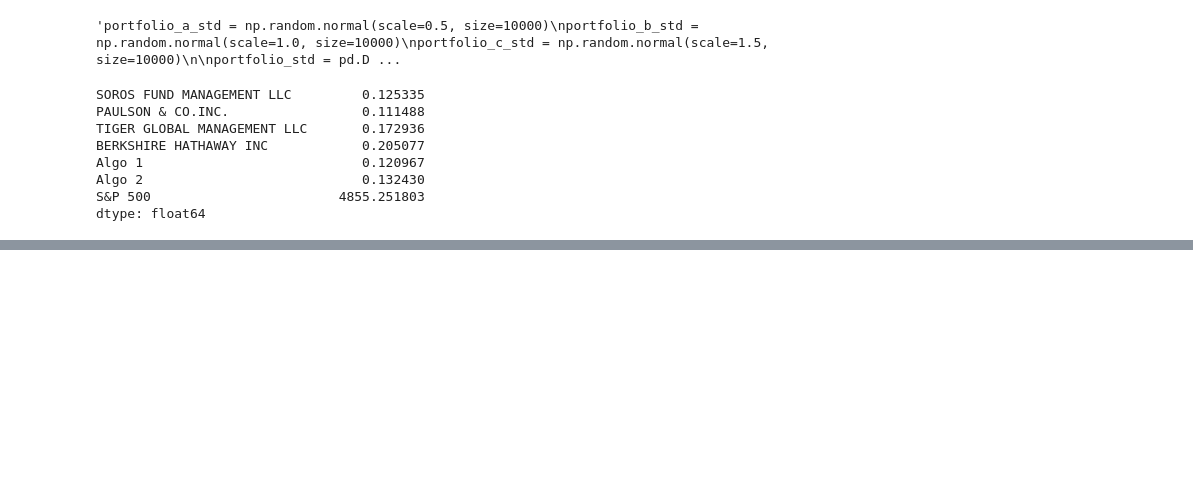
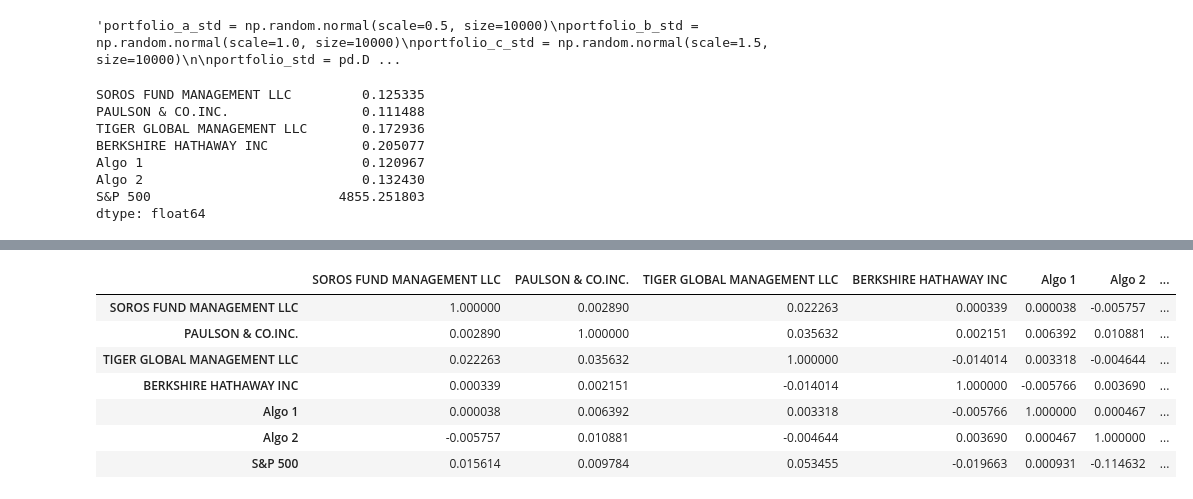
Before and after one commit to annapeng87/pandahomework, a Jupyter notebook: pandahw.ipynb, the cells around one changed output, grey strips where cells are left out. Drawn from its saved outputs; the diff is of its cells as text; code cells hidden in the pictures; blank space fills up the shorter version.

```diff
--- a/pandahw.ipynb
+++ b/pandahw.ipynb
@@ -238,0 +244,12 @@ dtype: float64
+# %%
+correlation = jdr_dailyreturns.corr()
+correlation
+# %% [output]
+|  | SOROS FUND MANAGEMENT LLC | PAULSON & CO.INC. | TIGER GLOBAL MANAGEMENT LLC | BERKSHIRE HATHAWAY INC | Algo 1 | Algo 2 | ... |
+| SOROS FUND MANAGEMENT LLC | 1.000000 | 0.002890 | 0.022263 | 0.000339 | 0.000038 | -0.005757 | ... |
+| PAULSON & CO.INC. | 0.002890 | 1.000000 | 0.035632 | 0.002151 | 0.006392 | 0.010881 | ... |
+| TIGER GLOBAL MANAGEMENT LLC | 0.022263 | 0.035632 | 1.000000 | -0.014014 | 0.003318 | -0.004644 | ... |
+| BERKSHIRE HATHAWAY INC | 0.000339 | 0.002151 | -0.014014 | 1.000000 | -0.005766 | 0.003690 | ... |
+| Algo 1 | 0.000038 | 0.006392 | 0.003318 | -0.005766 | 1.000000 | 0.000467 | ... |
+| Algo 2 | -0.005757 | 0.010881 | -0.004644 | 0.003690 | 0.000467 | 1.000000 | ... |
+| S&P 500 | 0.015614 | 0.009784 | 0.053455 | -0.019663 | 0.000931 | -0.114632 | ... |
```
Also changed, not shown: parts of 2 cells of this notebook.
